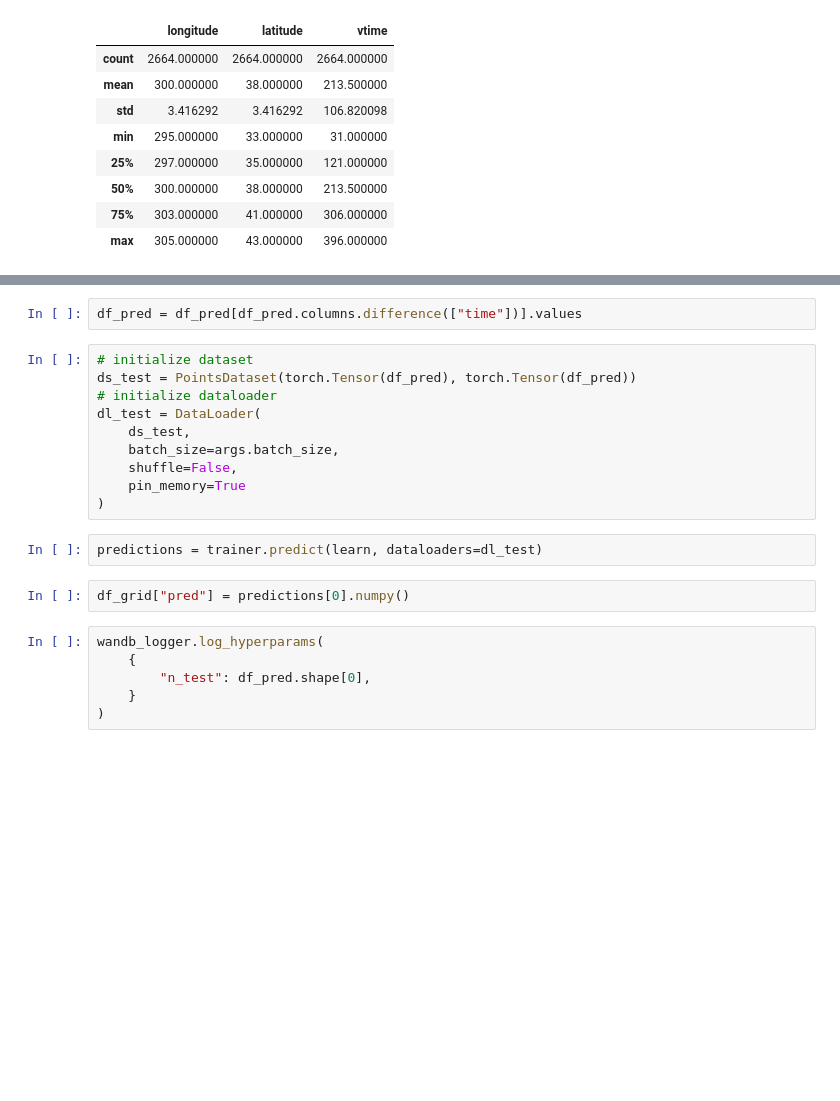
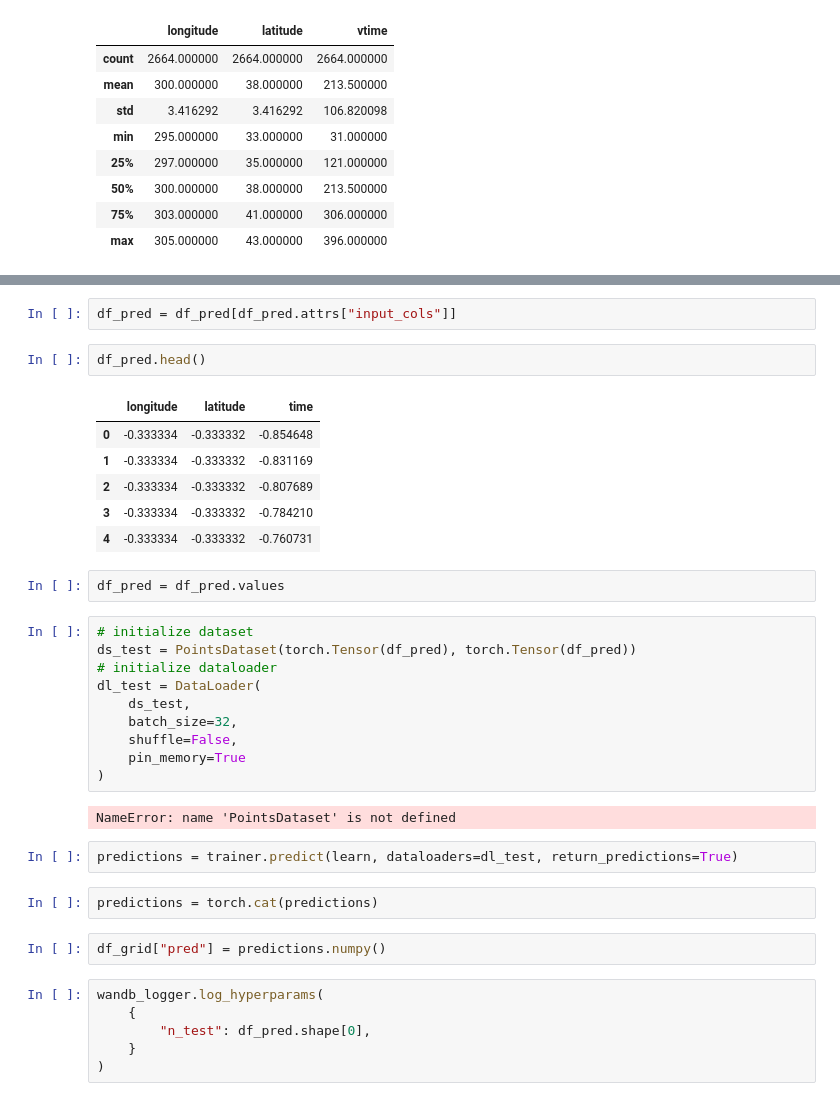
Before and after one commit to jejjohnson/ml4ssh, a Jupyter notebook: experiments/dc_2021b/notebooks/demo_siren_torch.ipynb, the cells around one changed output, grey strips where cells are left out. Drawn from its saved outputs; the diff is of its cells as text; blank space fills up the shorter version.

Commit message:
Updated torch siren notebooks. Included eval.

```diff
--- a/experiments/dc_2021b/notebooks/demo_siren_torch.ipynb
+++ b/experiments/dc_2021b/notebooks/demo_siren_torch.ipynb
@@ -423,19 +440,34 @@ df_pred.describe(), df_grid.describe()
 # %%
-df_pred = df_pred[df_pred.columns.difference(["time"])].values
+df_pred = df_pred[df_pred.attrs["input_cols"]]
+# %%
+df_pred.head()
+# %% [output]
+|  | longitude | latitude | time |
+| 0 | -0.333334 | -0.333332 | -0.854648 |
+| 1 | -0.333334 | -0.333332 | -0.831169 |
+| 2 | -0.333334 | -0.333332 | -0.807689 |
+| 3 | -0.333334 | -0.333332 | -0.784210 |
+| 4 | -0.333334 | -0.333332 | -0.760731 |
+# %%
+df_pred = df_pred.values
 # %%
 # initialize dataset
 ds_test = PointsDataset(torch.Tensor(df_pred), torch.Tensor(df_pred))
 # initialize dataloader
 dl_test = DataLoader(
     ds_test,
-    batch_size=args.batch_size,
+    batch_size=32,
     shuffle=False,
     pin_memory=True
 )
+# %% [output]
+NameError: name 'PointsDataset' is not defined
 # %%
-predictions = trainer.predict(learn, dataloaders=dl_test)
+predictions = trainer.predict(learn, dataloaders=dl_test, return_predictions=True)
+# %%
+predictions = torch.cat(predictions)
 # %%
-df_grid["pred"] = predictions[0].numpy()
+df_grid["pred"] = predictions.numpy()
 # %%
 wandb_logger.log_hyperparams(
     {
```
Also changed, not shown: parts of 23 cells of this notebook, 1 other file.
